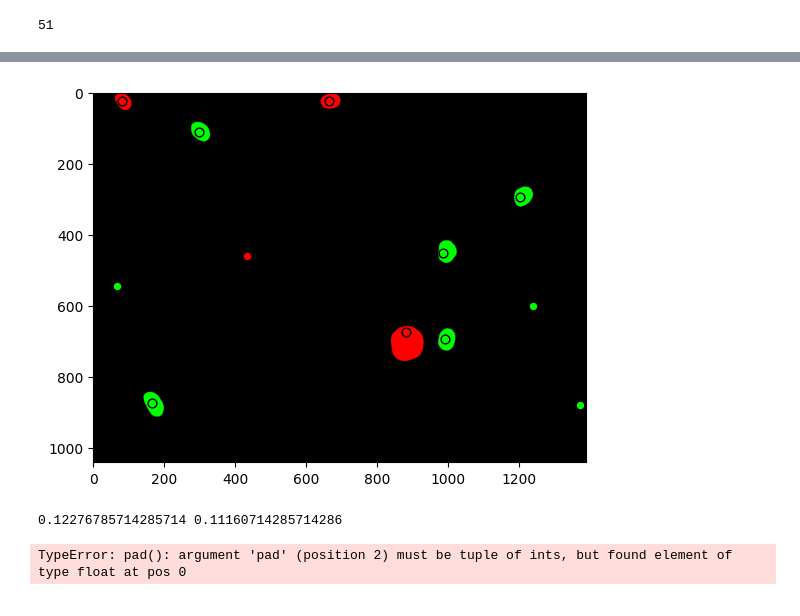
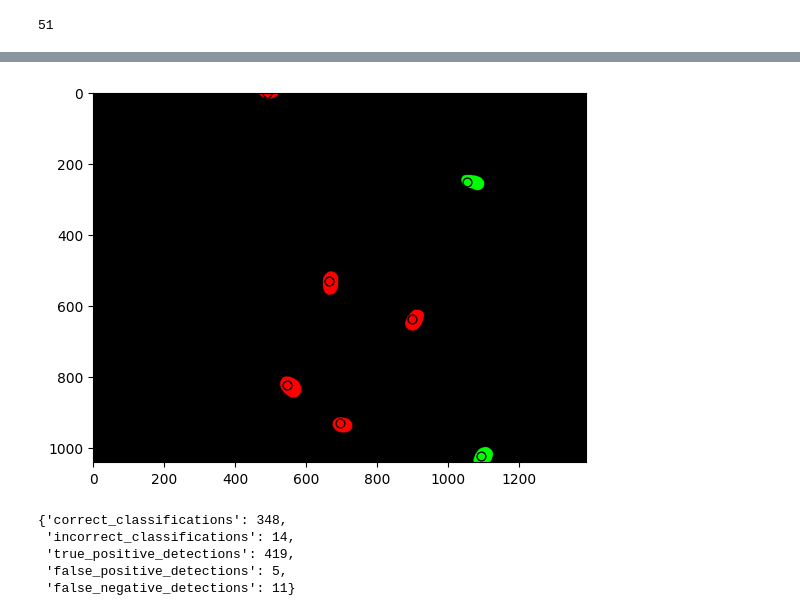
Before and after one commit to Kit115/SegmentationBasedCellClassification, a Jupyter notebook: test.ipynb, the cells around one changed output, grey strips where cells are left out. Cells and saved outputs as stored; diff of their text form; code cells hidden in the pictures.

```diff
--- a/test.ipynb
+++ b/test.ipynb
@@ -29,7 +29,7 @@ len(dataset)
 # %% [output]
 51
 # %%
-image, class_map, mask_list = dataset[5]
+image, class_map, mask_list = dataset[32]
 # %%
 plot_image(image)
 # %% [output]
@@ -40,3 +37,3 @@ class_predictions = run_classification(image, keypoints)
 # %%
-segmentation_map, bboxes, keypoints = run_segmentation(image, min_confidence=0.6, nms_radius=12)
-keypoints = [(x / 224., y / 224.) for x, y in keypoints]
+segmentation_map, keypoints, extra = run_segmentation(image, threshold=0.95, method="maxima_extraction")
+class_predictions = run_classification(image, keypoints)
@@ -55,7 +48,6 @@ plot_image_with_keypoints(segmentation_map.unsqueeze(0), keypoints)
 # %%
-scaled_keypoints = scale_keypoints_to_image(image, keypoints)
-show_cs_map(class_map, scaled_keypoints, class_predictions)
+show_cs_map(class_map, keypoints, class_predictions)
 # %% [output]
-[figure, old version]
+[figure, new version]
 # %%
 @torch.no_grad()
@@ -192,6 +181,6 @@ print(f"False Negative Detections: {false_negative_detections}")
 #evaluate_predictions(mask_list, scaled_keypoints, class_predictions)
 # %%
-def evaluate():
+def evaluate(threshold=0.5):
     dataset_stats = {
         "correct_classifications": 0,
         "incorrect_classifications": 0,
@@ -202,12 +191,13 @@ def evaluate():
 
     for i in tqdm(range(len(dataset))):
         image, _, mask_list = dataset[i]
-        segmentation_map, _, keypoints = run_segmentation(image)
+        segmentation_map, keypoints, _ = run_segmentation(image, threshold=threshold, method="maxima_extraction")
         class_predictions = run_classification(image, keypoints)
+        scaled_keypoints = scale_keypoints_to_image(image, keypoints)
 
         sample_stats =  evaluate_predictions(
             mask_list,
-            keypoints,
+            scaled_keypoints,
             class_predictions
         )
         for key in sample_stats:
@@ -215,11 +205,14 @@ def evaluate():
 
     return dataset_stats
 
-dataset_stats = evaluate()
+dataset_stats = evaluate(threshold=0.95)
 dataset_stats
 # %% [output]
-0.12276785714285714 0.11160714285714286
+{'correct_classifications': 348,
+ 'incorrect_classifications': 14,
+ 'true_positive_detections': 419,
+ 'false_positive_detections': 5,
+ 'false_negative_detections': 11}
-TypeError: pad(): argument 'pad' (position 2) must be tuple of ints, but found element of type float at pos 0
 # %%
 c_c = dataset_stats['correct_classifications']
 i_c = dataset_stats['incorrect_classifications']
```
Also changed, not shown: parts of 11 cells of this notebook, 14 other files.
